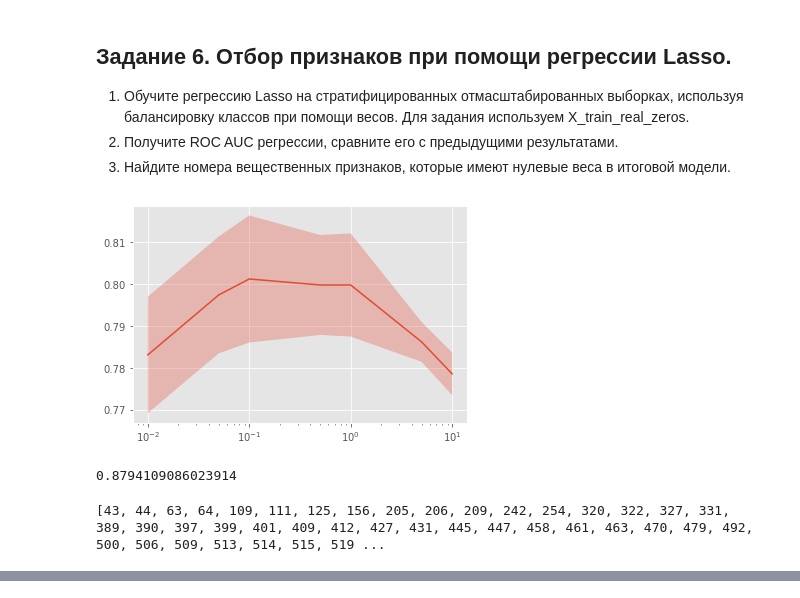
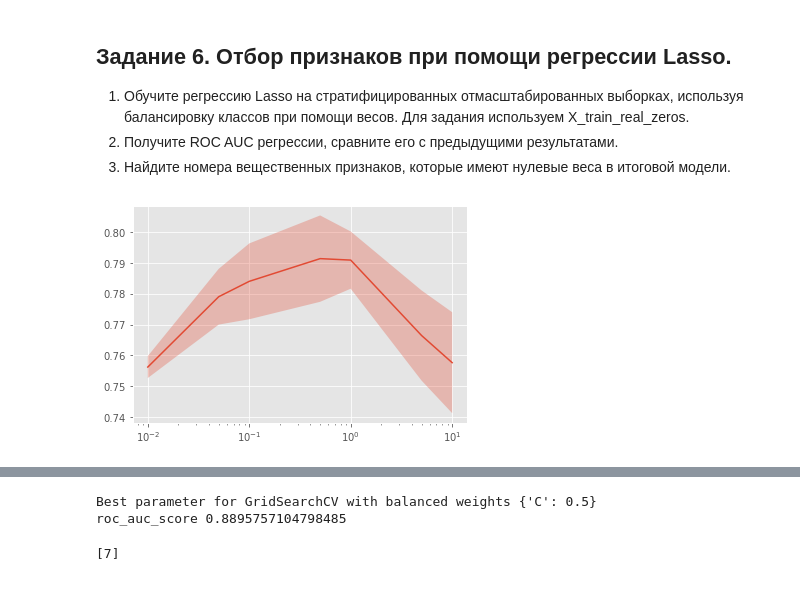
Before and after one commit to kvasoff/machine_learning_vsu, a Jupyter notebook: 5-logreg/Предобработка данных и логистическая регрессия.ipynb, the cells around one changed output, grey strips where cells are left out. Cells and saved outputs as stored; diff of their text form; code cells hidden in the pictures.

```diff
--- a/5-logreg/Предобработка данных и логистическая регрессия.ipynb
+++ b/5-logreg/Предобработка данных и логистическая регрессия.ipynb
@@ -637,25 +637,22 @@ roc_auc_poly
 1. Обучите регрессию Lasso на стратифицированных отмасштабированных выборках, используя балансировку классов при помощи весов. Для задания используем X_train_real_zeros.
 2. Получите ROC AUC регрессии, сравните его с предыдущими результатами.
 3. Найдите номера вещественных признаков, которые имеют нулевые веса в итоговой модели.
-# %%
-# place your code here
-estimator = LogisticRegression(penalty = 'l2', class_weight = 'balanced')
-clf_lasso = GridSearchCV(estimator, param_grid, cv = 3)
-clf_lasso.fit(X_train_stratify, y_train_stratify)
-clf_lasso.best_estimator_
-
-plot_scores(clf_lasso)
-# %% [output]
-[figure, removed]
-# %%
-y_lasso = clf_lasso.predict_proba(X_test_stratify)[:, 1]
-roc_auc_lasso = roc_auc_score(y_test_stratify, y_lasso)
-roc_auc_lasso
-# %% [output]
-0.8794109086023914
-# %%
-lasso_coefs = clf_lasso.best_estimator_.coef_
-zero_coefs = np.where(lasso_coefs == 0)[1].tolist()
-print(zero_coefs)
-# %% [output]
-[43, 44, 63, 64, 109, 111, 125, 156, 205, 206, 209, 242, 254, 320, 322, 327, 331, 389, 390, 397, 399, 401, 409, 412, 427, 431, 445, 447, 458, 461, 463, 470, 479, 492, 500, 506, 509, 513, 514, 515, 519 ...
+# %%
+# place your code here
+encoder = StandardScaler()
+
+data_train_lasso_scaled = encoder.fit_transform(X_train_real_zeros)
+data_test_lasso_scaled = encoder.fit_transform(X_test_real_zeros)
+
+#stacking numerical and categorical features
+data_train_lasso_full = np.hstack((data_train_lasso_scaled, X_train_cat_oh))
+data_test_lasso_full = np.hstack((data_test_lasso_scaled, X_test_cat_oh))
+# %%
+estimator = LogisticRegression(class_weight='balanced', fit_intercept=False, penalty='l1', solver='liblinear')
+# %%
+%%time
+optimizer = GridSearchCV(estimator, param_grid, cv=3)
+optimizer.fit(data_train_lasso_full, y_train)
+plot_scores(optimizer)
+# %% [output]
+[figure, added]
@@ -661,0 +660,12 @@ print(zero_coefs)
+# %%
+print ('Best parameter for GridSearchCV with balanced weights', optimizer.best_params_)
+roc_auc_score_lasso = roc_auc_score(y_test, optimizer.best_estimator_.predict_proba(data_test_lasso_full)[:, 1])
+print ('roc_auc_score', roc_auc_score_lasso)
+# %% [output]
+Best parameter for GridSearchCV with balanced weights {'C': 0.5}
+roc_auc_score 0.8895757104798485
+# %%
+zero_coefs = [index for index, value in enumerate(optimizer.best_estimator_.coef_[0][:13]) if value == 0]
+print (zero_coefs)
+# %% [output]
+[7]
```
Also changed, not shown: parts of 1 cell of this notebook.
